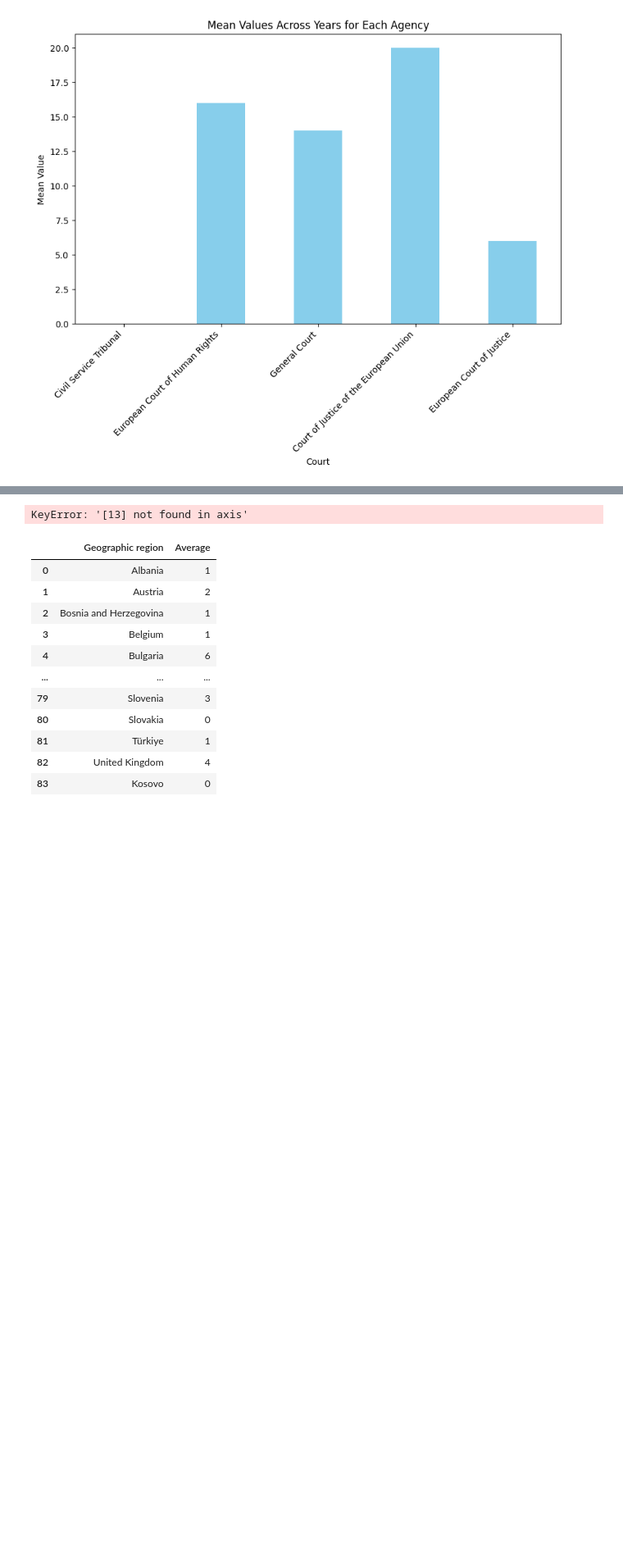
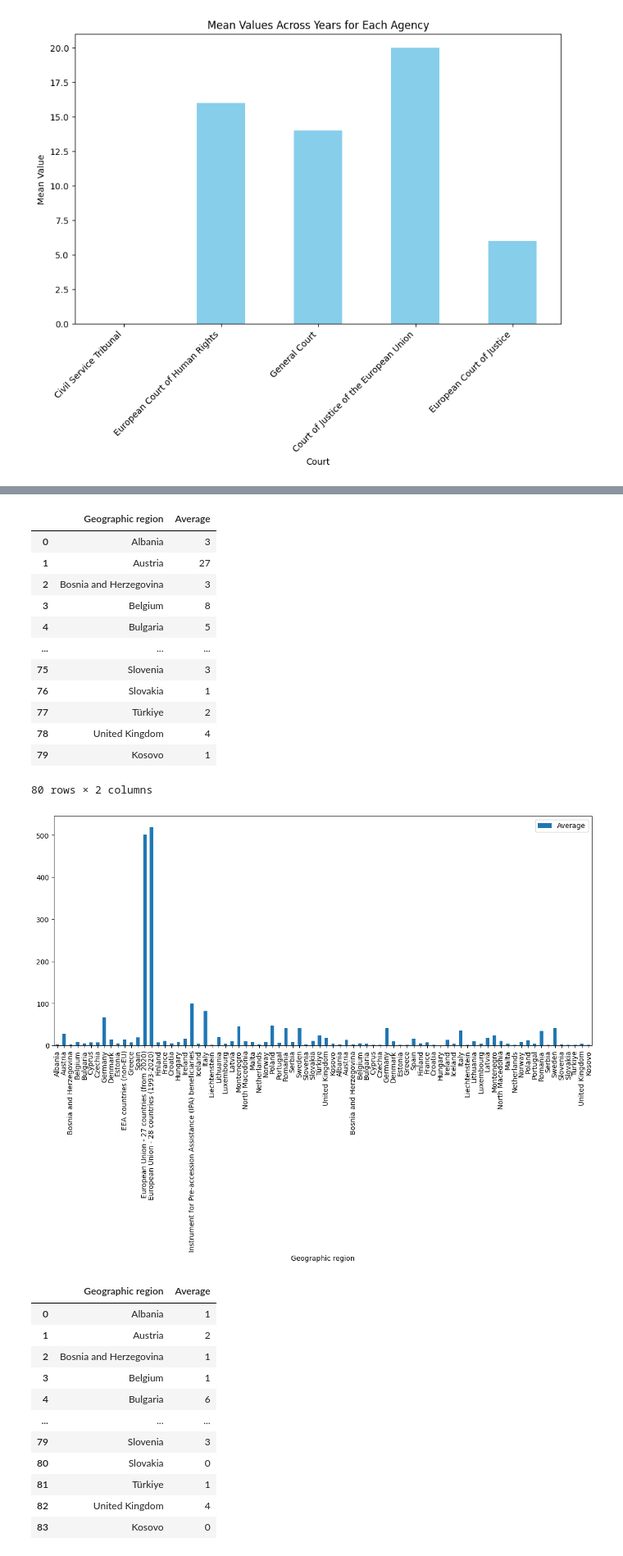
Before and after one commit to alicepicco333/wipEU, a Jupyter notebook: technical_analysis/averages_and_graphs.ipynb, the cells around one changed output, grey strips where cells are left out. Shown at 82% size. Cells and saved outputs as stored; diff of their text form; code cells hidden in the pictures; blank space fills up the shorter version.

```diff
--- a/technical_analysis/averages_and_graphs.ipynb
+++ b/technical_analysis/averages_and_graphs.ipynb
@@ -442,34 +426,47 @@ plt.show()
 # %%
 #Average and relative concatenated graph of the research funds
 
 def average_calculator_new(dataframe):
     row_averages = dataframe.mean(axis=1).astype(int)
     result_df = dataframe.copy()
     result_df['Average'] = row_averages
     return result_df
-df_men_research_fundings = df_men_research_fundings.drop(index=13).drop(index=14).drop(index=20)
-df_women_research_fundings = df_women_research_fundings.drop(index=13).drop(index=14).drop(index=20)
-df_total_research_fundings = df_total_research_fundings.drop(index=13).drop(index=14).drop(index=20)
+# df_men_research_fundings = df_men_research_fundings.drop(index=13).drop(index=14).drop(index=20)
+# df_women_research_fundings = df_women_research_fundings.drop(index=13).drop(index=14).drop(index=20)
+# df_total_research_fundings = df_total_research_fundings.drop(index=13).drop(index=14).drop(index=20)
 df_women_research_fundings = df_women_research_fundings.rename(columns={"Geographic region\Time": "Geographic region"})
 df_men_research_fundings = df_men_research_fundings.rename(columns={"Geographic region\Time": "Geographic region"})
 df_total_research_fundings = df_total_research_fundings.rename(columns={"Geographic region\Time": "Geographic region"})
 df_men_research_fundings = df_men_research_fundings.fillna(0)
 df_women_research_fundings = df_women_research_fundings.fillna(0)
 df_total_research_fundings = df_total_research_fundings.fillna(0)
 df_men_research_fundings = average_calculator_new(df_men_research_fundings)
 df_women_research_fundings = average_calculator_new(df_women_research_fundings)
 df_total_research_fundings = average_calculator_new(df_total_research_fundings)
 df_men_research_fundings = df_men_research_fundings[["Geographic region", "Average"]]
 df_women_research_fundings = df_women_research_fundings[["Geographic region", "Average"]]
 df_total_research_fundings = df_total_research_fundings[["Geographic region", "Average"]]
 # merged_research_first_df = pd.merge(df_men_research_fundings, df_women_research_fundings, on=['Geographic region', 'Average'])
 # merged_research_final_df = pd.merge(merged_research_first_df, df_total_research_fundings, on=['Geographic region', 'Average'])
 # merged_research_first_df
 # merged_research_first_df
 concatenated_df_research_funding = pd.concat([df_men_research_fundings, df_women_research_fundings], ignore_index=True)#df_total_research_fundings
 concatenated_df_research_funding.plot(kind="bar", x="Geographic region", y="Average", figsize=(14, 6))
 concatenated_df_research_funding
 # %% [output]
+|  | Geographic region | Average |
+| 0 | Albania | 3 |
+| 1 | Austria | 27 |
+| 2 | Bosnia and Herzegovina | 3 |
+| 3 | Belgium | 8 |
+| 4 | Bulgaria | 5 |
+| ... | ... | ... |
+| 75 | Slovenia | 3 |
+| 76 | Slovakia | 1 |
+| 77 | Türkiye | 2 |
+| 78 | United Kingdom | 4 |
+| 79 | Kosovo | 1 |
-KeyError: '[13] not found in axis'
+80 rows × 2 columns
+[figure, added]
 # %%
 #Average calculated with the relative graph of the concatenated political executives
```
Also changed, not shown: parts of 9 cells of this notebook.
